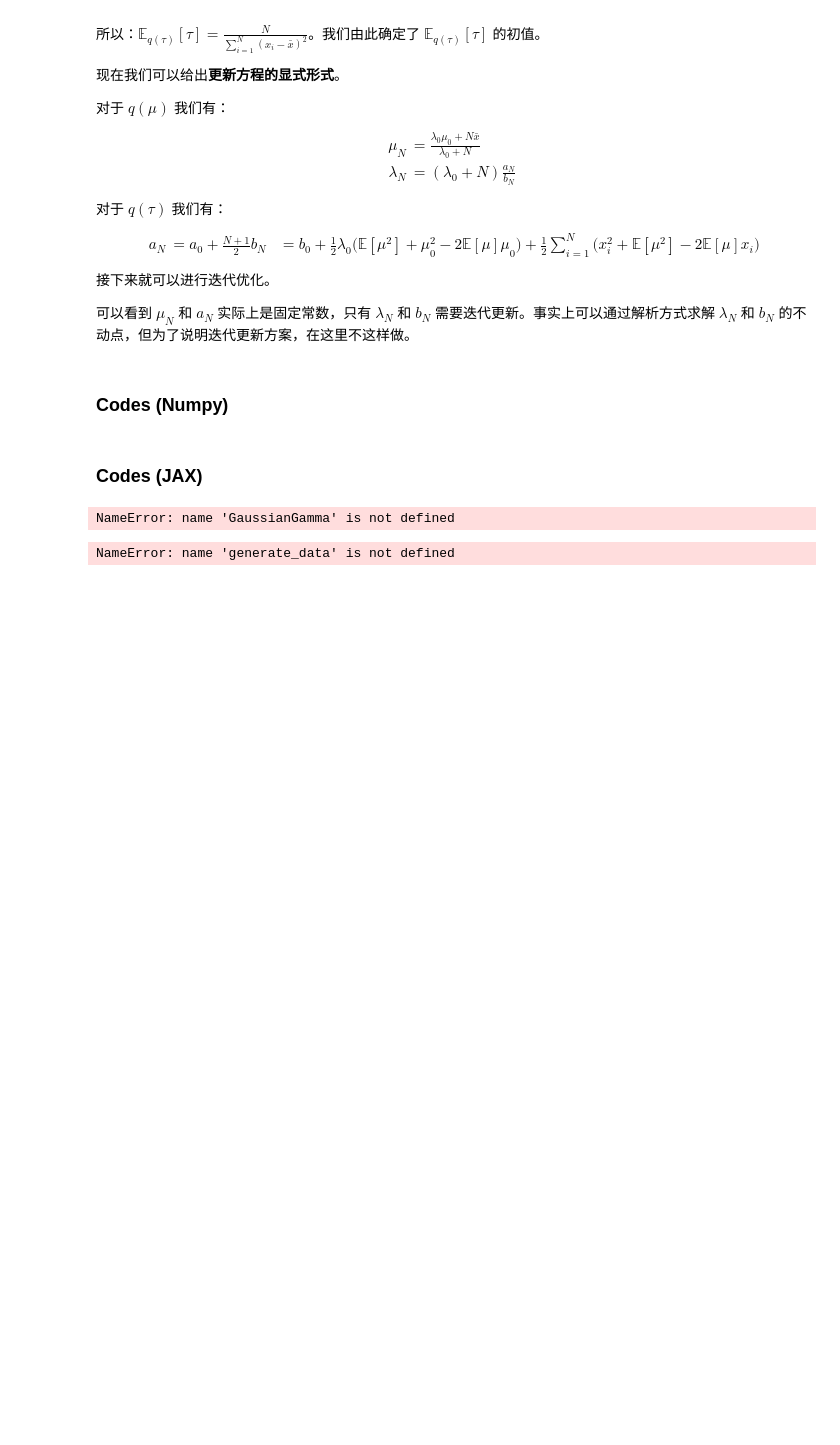
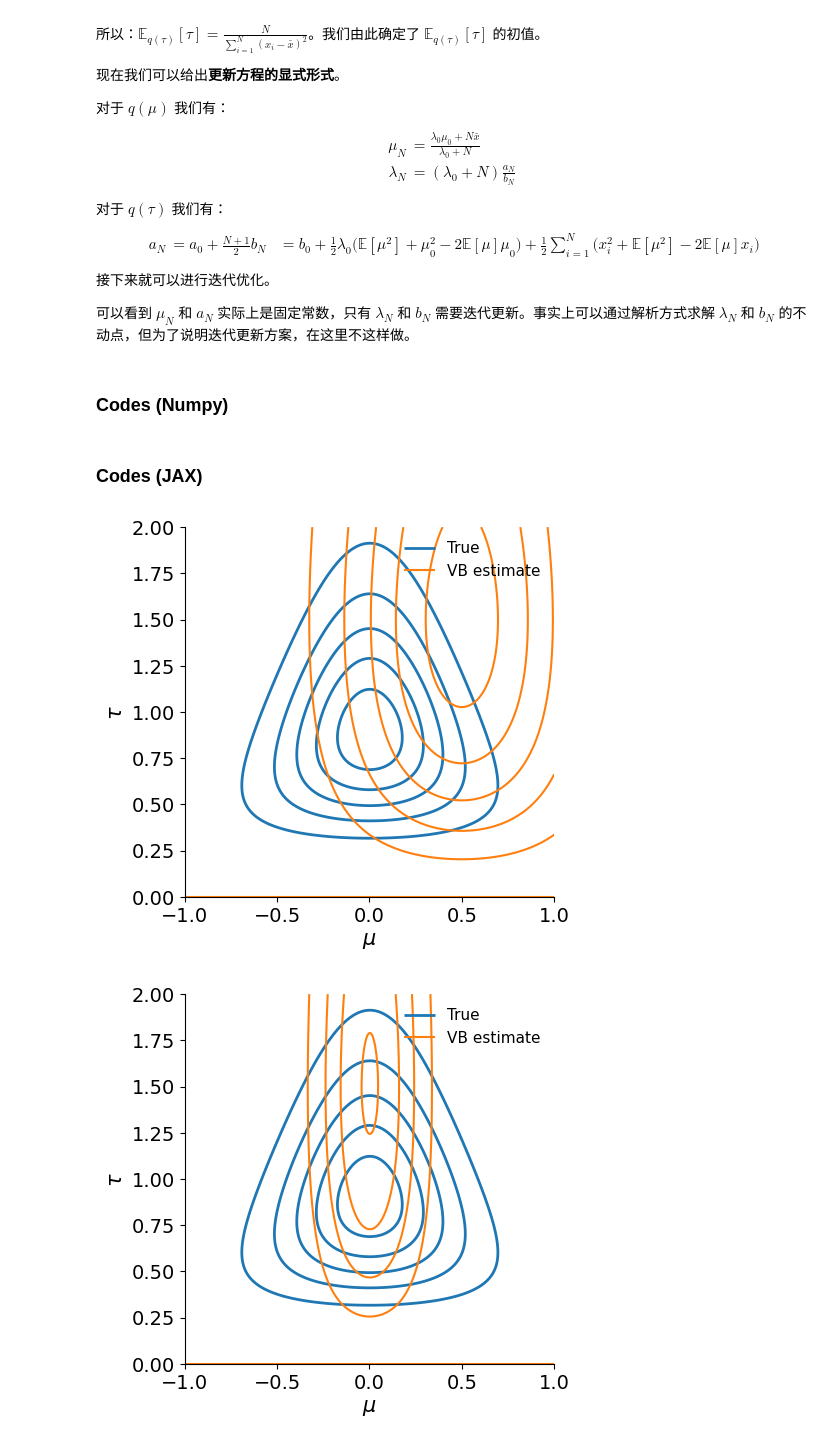
Before and after one commit to PythonBzyy/Machine-Learning, a Jupyter notebook: My Machine Learning/Variational Inference/VariationalInference.ipynb, the cells around one changed output. Cells and saved outputs as stored; diff of their text form; code cells hidden in the pictures; blank space fills up the shorter version.

```diff
--- a/My Machine Learning/Variational Inference/VariationalInference.ipynb
+++ b/My Machine Learning/Variational Inference/VariationalInference.ipynb
@@ -119,11 +119,15 @@ $$\begin{aligned}
 # %%
 import jax
 import jax.numpy as jnp
+import matplotlib as mpl
 import matplotlib.pyplot as plt
+plt.style.use('default')
+
 from jax import random
 from jax.scipy import stats
 from dataclasses import dataclass
 from jax.scipy.special import gammaln
+from dataclasses import make_dataclass
 import os
 import seaborn as sns
 # %%
@@ -235,74 +280,53 @@ class GaussianGamma:
 # %%
-gaussian_gamma = GaussianGamma()
+gaussian_gamma = GaussianGamma(None, None, None, None)
 
 gaussian_gamma_pdf_vmap = jax.vmap(gaussian_gamma.gaussian_gamma_pdf, in_axes=(0, None, None))
-gaussian_gamma_pdf_vmap = jax.vmap(gaussian_gamma.gaussian_gamma_pdf_vmap, in_axes=(None, 0, None))
+gaussian_gamma_pdf_vmap = jax.vmap(gaussian_gamma_pdf_vmap, in_axes=(None, 0, None))
 
 vb_est_pdf_vmap = jax.vmap(gaussian_gamma.vb_est_pdf, in_axes=(0, None, None))
-vb_est_pdf_vmap = jax.vmap(gaussian_gamma.vb_est_pdf_vmap, in_axes=(None, 0, None))
-
-
-def plot_gauss_exact_vb(
-        ax, exact_params, vb_params, mu_min=-1, mu_max=1, lambda_min=0, lambda_max=2, npoints=500, levels=5,
-        bb=(0.1, 0.1)
-):
-    mu_range = jnp.linspace(mu_min, mu_max, npoints)
-    lambda_range = jnp.linspace(lambda_min, lambda_max, npoints)
-    proba_exact_space = gaussian_gamma_pdf_vmap(mu_range, lambda_range, exact_params)
-    proba_vb_space = vb_est_pdf_vmap(mu_range, lambda_range, vb_params)
-
-    contour_exact = ax.contour(mu_range, lambda_range, proba_exact_space, colors="tab:orange", levels=levels, lw=10)
-    contour_vb = ax.contour(mu_range, lambda_range, proba_vb_space, colors="tab:blue", levels=levels)
-    ax.set_xlabel(r"$\mu$", fontsize=15)
-    ax.set_ylabel(r"$\tau$", fontsize=15)
-    contour_exact.collections[0].set_label("exact")
-    contour_vb.collections[0].set_label("VB")
-
-    h1, _ = contour_exact.legend_elements()
-    h2, _ = contour_vb.legend_elements()
-    ax.legend([h1[0], h2[0]], ["Exact", "VB"], bbox_to_anchor=bb, frameon=False, fontsize=11)
-    sns.despine()
-    ax.tick_params(axis="both", which="major", labelsize=14)
-
-    #     ax.axis("equal")
-    ax.set_aspect("equal")
+vb_est_pdf_vmap = jax.vmap(vb_est_pdf_vmap, in_axes=(None, 0, None))
-# %% [output]
-NameError: name 'GaussianGamma' is not defined
 # %%
-key = random.PRNGKey(21)
+# 生成数据
+key = random.PRNGKey(2024)
 N = 10
 data = generate_data(key, N)
 
 # prior parameters of the distribution
 # 参数先验
-mu0, lambda_0, a0, b0 = jnp.zeros(4)
-params_prior = (mu0, lambda_0, a0, b0)
+mu_0, lambda_0, a_0, b_0 = jnp.zeros(4)
+params_prior = GaussianGamma(mu_0, lambda_0, a_0, b_0)
 
 # exact parameters of the posterior distribution (according to the specified priors with values zero)
-# 参数后验
+# 参数后验 (根据上面指定的先验)
 x_bar = jnp.mean(data)
 mu_post = jnp.mean(data)
 lambda_post = N
 a_post = N / 2
 b_post = jnp.sum((data - mu_post) ** 2) / 2
-posterior_params = GaussGamma(mu_post, lambda_post, a_post, b_post)
+posterior_params = GaussianGamma(mu_post, lambda_post, a_post, b_post)  # true params posterior
 
 # variational-bayes (VB) estimation of the posterior parameters
 # VB 后验估计
-params_vb_init = GaussGamma(mu=0.5, beta=5, a=2.5, b=1)
-_, params_hist = vb_unigauss_learn(data, params_prior, params_vb_init)
+# e_tau_init = N / ((data - x_bar) ** 2).sum()
+params_vb = GaussianGamma(mu=0.5, lambda_=5, a=2.5, b=1)  # vb estimate params initialize
+_, params_hist = params_vb.vb_unigauss_learn(data, params_prior)  # 得到参数更新记录
 
 """
-# 迭代流程
-    1.
+迭代流程
+    1. initial estimate
+    2. q_mu update
+    3. q_tau update
+    4. after convergence
 """
-params_ix = [0, 1, 2, -1]
-for i, ix_param in enumerate(params_ix):
+# 下面的可视化取前1，2，3次和最后一次的迭代结果
+params_idx = [0, 1, 2, -1]
+for i, idx_param in enumerate(params_idx):
     fig, ax = plt.subplots()
-    vb_params = params_hist[ix_param]
-    plot_gauss_exact_vb(ax, posterior_params, vb_params, bb=(0.45, 0.22))
-    pml.savefig(f"unigauss_vb_{i}.pdf")
+    vb_params = params_hist[idx_param]
+    params_vb.plot_gauss_exact_vb(ax, posterior_params, vb_params, bb=(0.45, 0.22))
+    # pml.savefig(f"unigauss_vb_{i}.pdf")
 
 plt.show()
 # %% [output]
-NameError: name 'generate_data' is not defined
+[figure, added]
+[figure, added]
```
Also changed, not shown: parts of 2 cells of this notebook, 1 other file.
